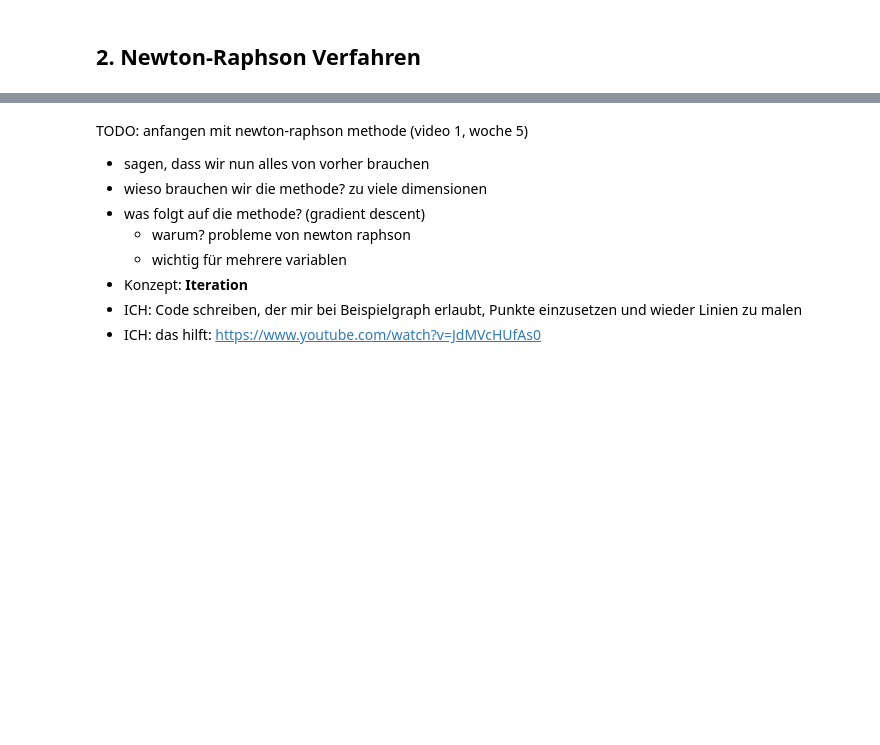
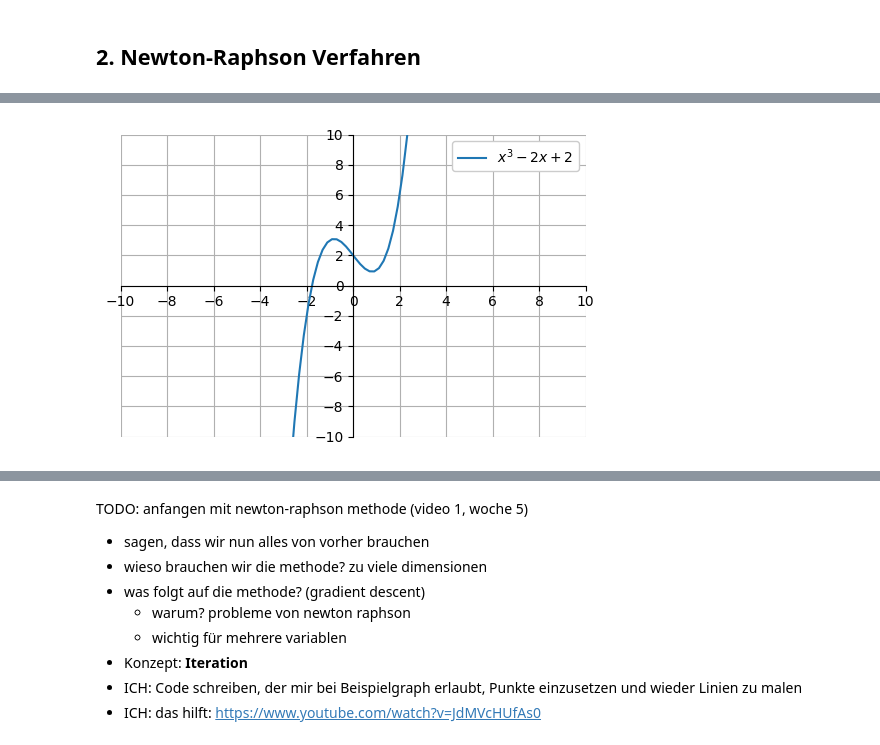
Before and after one commit to realjanpaulus/madh, a Jupyter notebook: Calculus/Kapitel 10 - Gradient Descent.ipynb, the cells around one changed output, grey strips where cells are left out. Drawn from its saved outputs; the diff is of its cells as text; code cells hidden in the pictures; blank space fills up the shorter version.

```diff
--- a/Calculus/Kapitel 10 - Gradient Descent.ipynb
+++ b/Calculus/Kapitel 10 - Gradient Descent.ipynb
@@ -55,0 +65,4 @@ Den Graphen der Funktion können Sie in der folgenden Code-Zelle plotten (in bla
+# %%
+plt_function(name="newton_raphson_example", space=(-10.0, 10.0), tangent=False)
+# %% [output]
+[figure, added]
```
Also changed, not shown: parts of 10 cells of this notebook, 8 other files.
